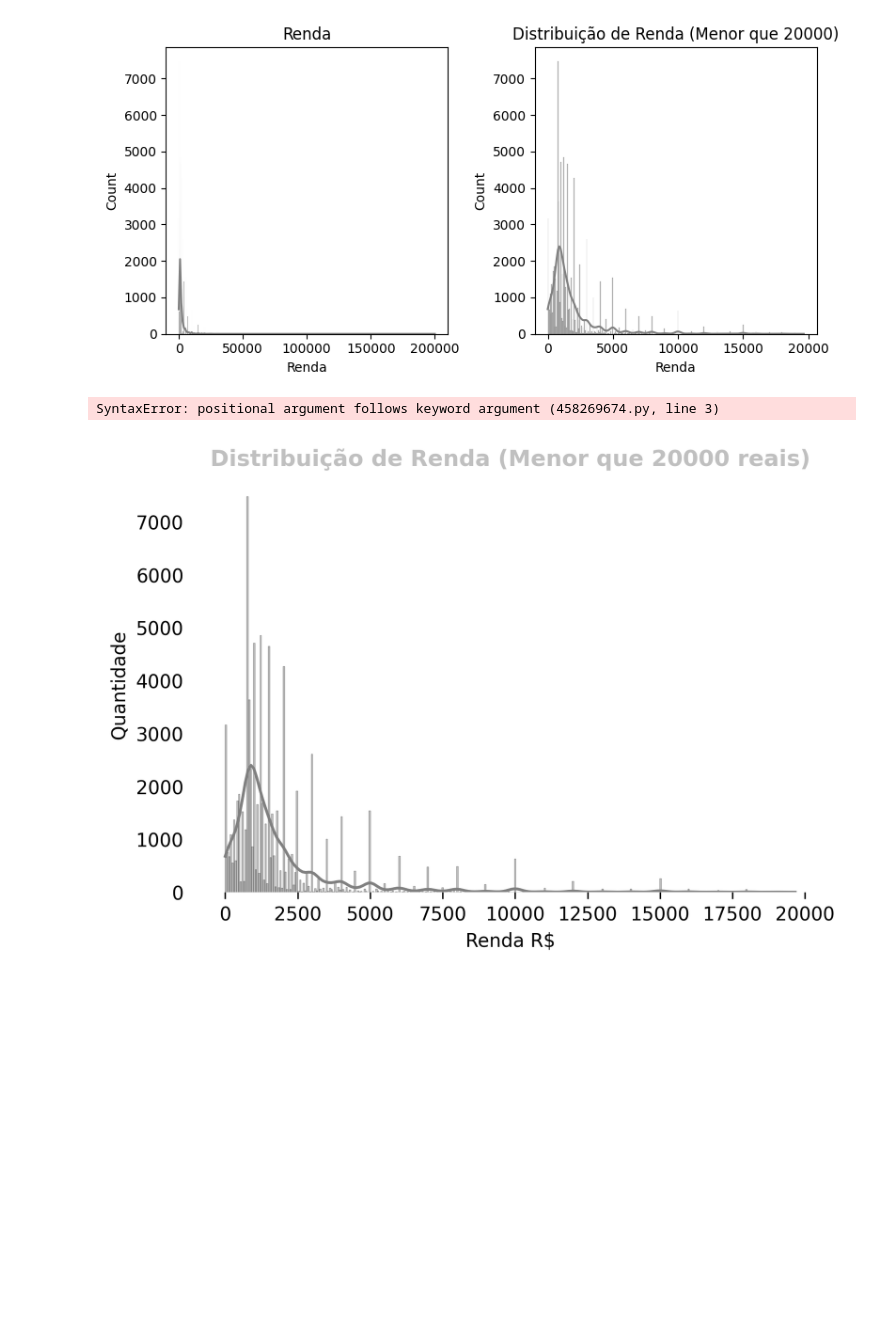
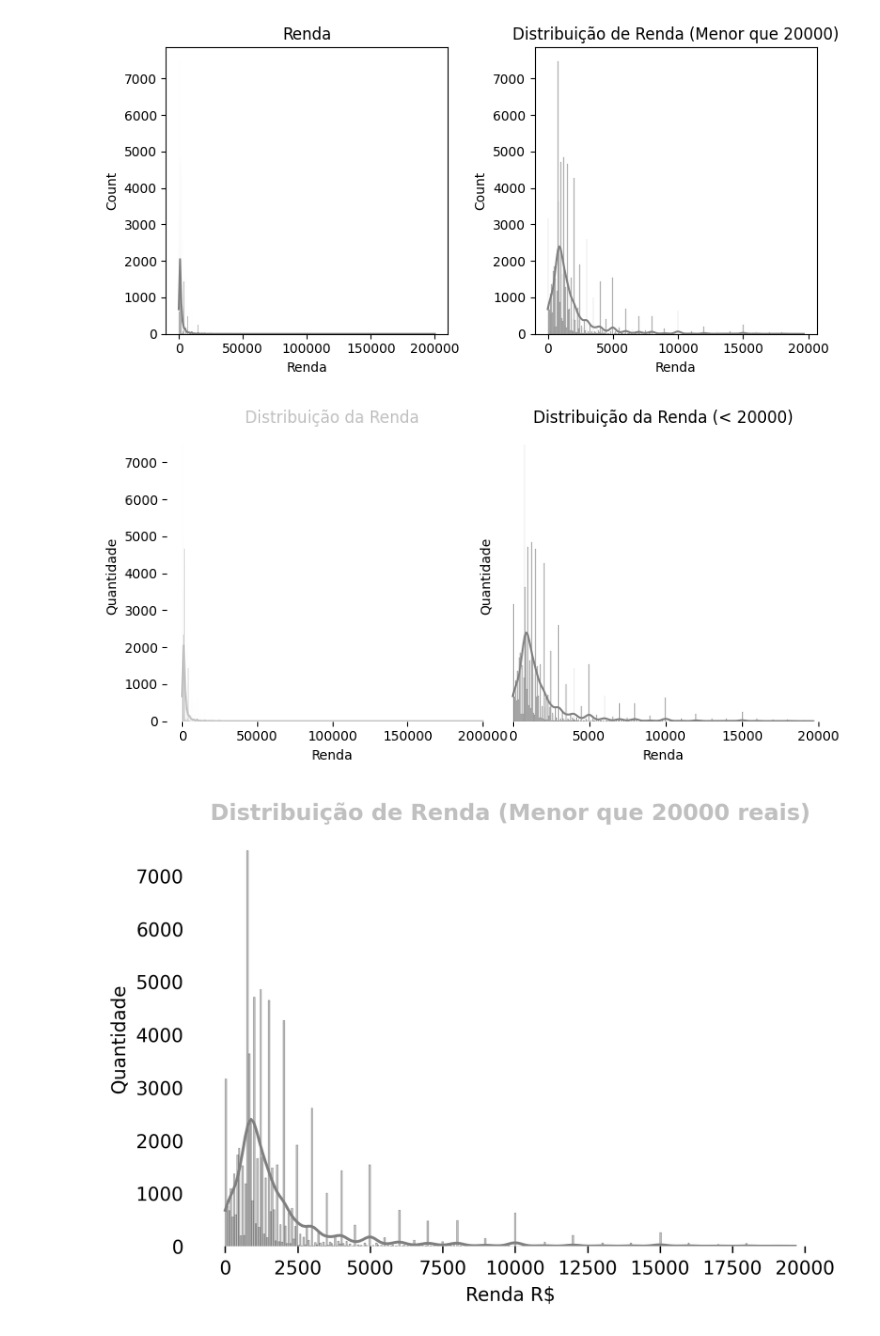
Before and after one commit to TutuBraz/estatistica_com_python, a Jupyter notebook: Análise_Descritiva.ipynb, the cells around one changed output. Saved outputs shown, nothing was run; the diff lists cells and outputs as text; code cells hidden in the pictures; blank space fills up the shorter version.

```diff
--- a/Análise_Descritiva.ipynb
+++ b/Análise_Descritiva.ipynb
@@ -291,27 +291,27 @@ plt.show()
 # %%
 fig, axs = plt.subplots(1, 2, figsize=(8, 4), gridspec_kw={'wspace': 0, 'hspace': 0})
 
-sns.histplot(dados.Renda, kde=True, ax=axs[0],font, color=cinza)
+sns.histplot(dados.Renda, kde=True, ax=axs[0], color=cinza)
 axs[0].set_title('Distribuição da Renda', color=cinza)
 axs[0].set_ylabel('Quantidade')
 axs[0].spines['top'].set_visible(False)
 axs[0].spines['right'].set_visible(False)
 axs[0].spines['bottom'].set_visible(False)
 axs[0].spines['left'].set_visible(False)
 
 sns.histplot(dados.query('Renda < 20000').Renda, kde=True, ax=axs[1], color='grey')
 axs[1].set_title('Distribuição da Renda (< 20000)')
 axs[1].set_ylabel('Quantidade')
 axs[1].spines['top'].set_visible(False)
 axs[1].spines['right'].set_visible(False)
 axs[1].spines['bottom'].set_visible(False)
 axs[1].spines['left'].set_visible(False)
 axs[1].set_yticks([])  # Remove os marcadores do eixo Y
 
 plt.tight_layout()
 plt.show()
 # %% [output]
-SyntaxError: positional argument follows keyword argument (458269674.py, line 3)
+[figure, added]
 # %%
 plt.figure(figsize=(6, 4),dpi=300)
 
```
Also changed, not shown: 1 other file.
